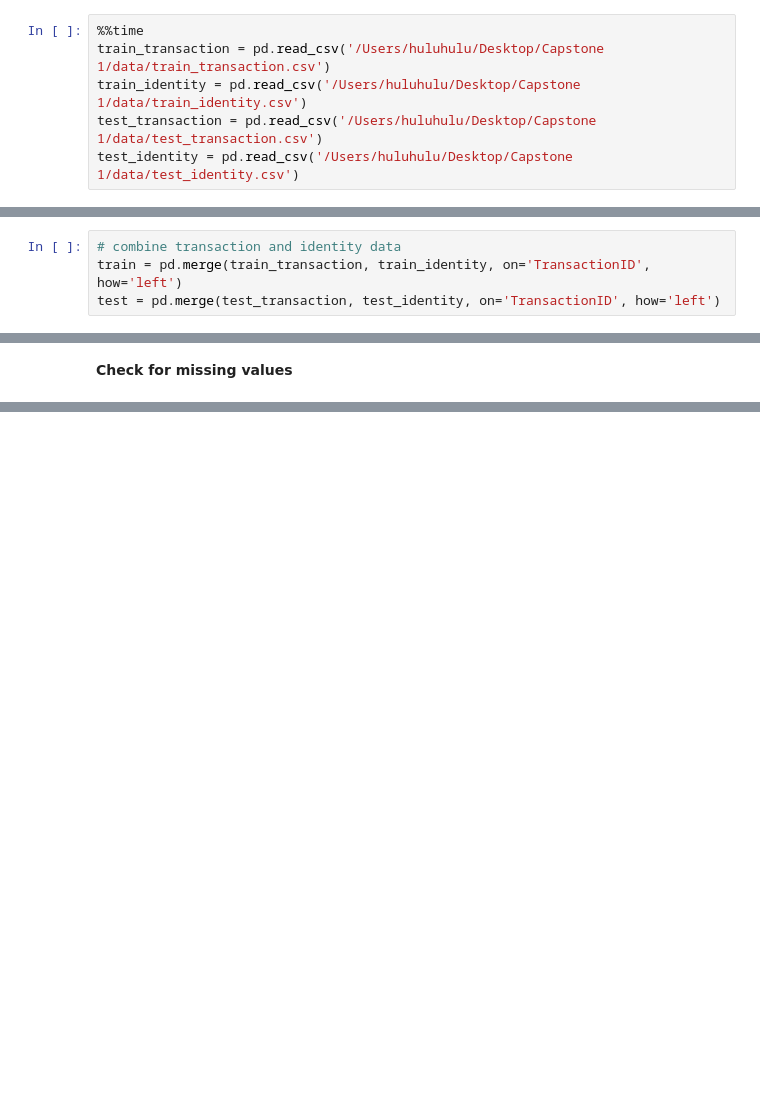
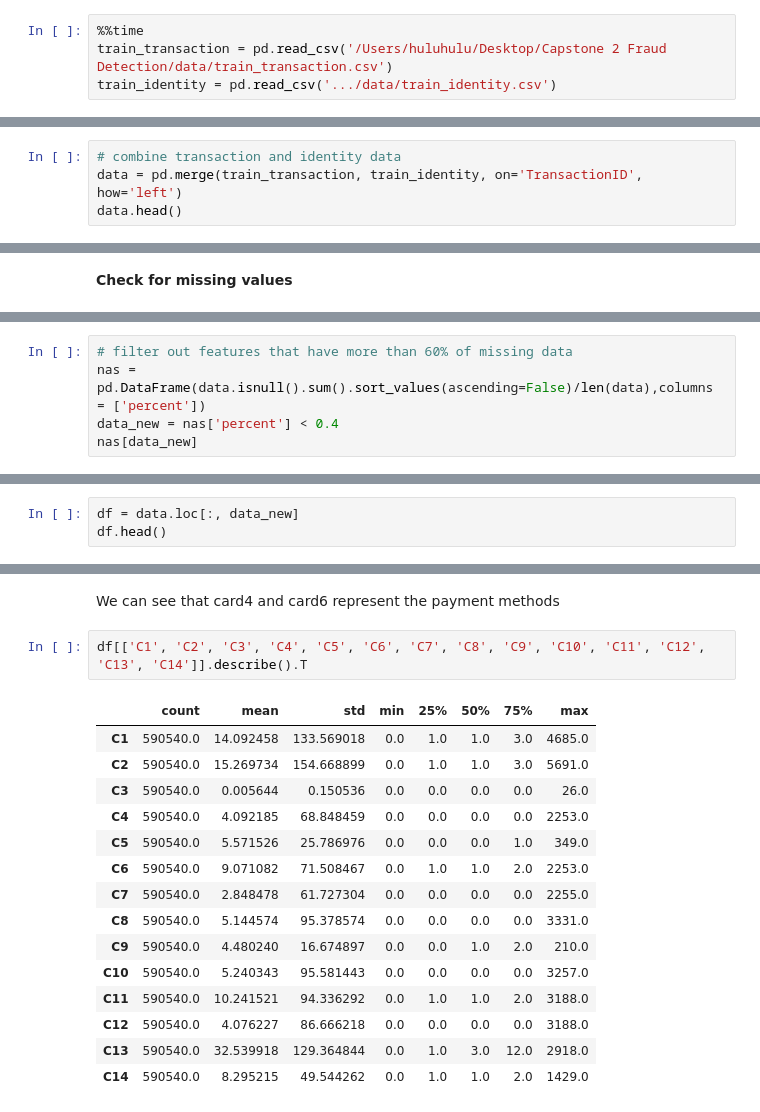
Before and after one commit to ddddaisi/springboard, a Jupyter notebook: Capstone 2 Fraud Detection/Step 2 Data Wrangling.ipynb, the cells around one changed output, grey strips where cells are left out. Saved outputs shown, nothing was run; the diff lists cells and outputs as text; blank space fills up the shorter version.

```diff
--- a/Capstone 2 Fraud Detection/Step 2 Data Wrangling.ipynb
+++ b/Capstone 2 Fraud Detection/Step 2 Data Wrangling.ipynb
@@ -34,7 +45,5 @@ import numpy as np
 *Data Loading and Organization*
 # %%
 %%time
-train_transaction = pd.read_csv('/Users/huluhulu/Desktop/Capstone 1/data/train_transaction.csv')
-train_identity = pd.read_csv('/Users/huluhulu/Desktop/Capstone 1/data/train_identity.csv')
-test_transaction = pd.read_csv('/Users/huluhulu/Desktop/Capstone 1/data/test_transaction.csv')
-test_identity = pd.read_csv('/Users/huluhulu/Desktop/Capstone 1/data/test_identity.csv')
+train_transaction = pd.read_csv('/Users/huluhulu/Desktop/Capstone 2 Fraud Detection/data/train_transaction.csv')
+train_identity = pd.read_csv('.../data/train_identity.csv')
@@ -102,5 +108,5 @@ We have a binary classification problem with imbalance data.
 We combine the transaction and identity data based on the TransactionID. Note that not all transactions have associated identity information.
 # %%
 # combine transaction and identity data
-train = pd.merge(train_transaction, train_identity, on='TransactionID', how='left')
-test = pd.merge(test_transaction, test_identity, on='TransactionID', how='left')
+data = pd.merge(train_transaction, train_identity, on='TransactionID', how='left')
+data.head()
@@ -184,0 +207,5 @@ We will handle each feature (C, D, M, V, id) individually.
+# %%
+# filter out features that have more than 60% of missing data
+nas = pd.DataFrame(data.isnull().sum().sort_values(ascending=False)/len(data),columns = ['percent'])
+data_new = nas['percent'] < 0.4
+nas[data_new]
@@ -184,0 +226,3 @@ We will handle each feature (C, D, M, V, id) individually.
+# %%
+df = data.loc[:, data_new]
+df.head()
@@ -184,0 +268,20 @@ We will handle each feature (C, D, M, V, id) individually.
+# %% [markdown]
+We can see that card4 and card6 represent the payment methods
+# %%
+df[['C1', 'C2', 'C3', 'C4', 'C5', 'C6', 'C7', 'C8', 'C9', 'C10', 'C11', 'C12', 'C13', 'C14']].describe().T
+# %% [output]
+|  | count | mean | std | min | 25% | 50% | 75% | max |
+| C1 | 590540.0 | 14.092458 | 133.569018 | 0.0 | 1.0 | 1.0 | 3.0 | 4685.0 |
+| C2 | 590540.0 | 15.269734 | 154.668899 | 0.0 | 1.0 | 1.0 | 3.0 | 5691.0 |
+| C3 | 590540.0 | 0.005644 | 0.150536 | 0.0 | 0.0 | 0.0 | 0.0 | 26.0 |
+| C4 | 590540.0 | 4.092185 | 68.848459 | 0.0 | 0.0 | 0.0 | 0.0 | 2253.0 |
+| C5 | 590540.0 | 5.571526 | 25.786976 | 0.0 | 0.0 | 0.0 | 1.0 | 349.0 |
+| C6 | 590540.0 | 9.071082 | 71.508467 | 0.0 | 1.0 | 1.0 | 2.0 | 2253.0 |
+| C7 | 590540.0 | 2.848478 | 61.727304 | 0.0 | 0.0 | 0.0 | 0.0 | 2255.0 |
+| C8 | 590540.0 | 5.144574 | 95.378574 | 0.0 | 0.0 | 0.0 | 0.0 | 3331.0 |
+| C9 | 590540.0 | 4.480240 | 16.674897 | 0.0 | 0.0 | 1.0 | 2.0 | 210.0 |
+| C10 | 590540.0 | 5.240343 | 95.581443 | 0.0 | 0.0 | 0.0 | 0.0 | 3257.0 |
+| C11 | 590540.0 | 10.241521 | 94.336292 | 0.0 | 1.0 | 1.0 | 2.0 | 3188.0 |
+| C12 | 590540.0 | 4.076227 | 86.666218 | 0.0 | 0.0 | 0.0 | 0.0 | 3188.0 |
+| C13 | 590540.0 | 32.539918 | 129.364844 | 0.0 | 1.0 | 3.0 | 12.0 | 2918.0 |
+| C14 | 590540.0 | 8.295215 | 49.544262 | 0.0 | 1.0 | 1.0 | 2.0 | 1429.0 |
```
Also changed, not shown: parts of 38 cells of this notebook.
